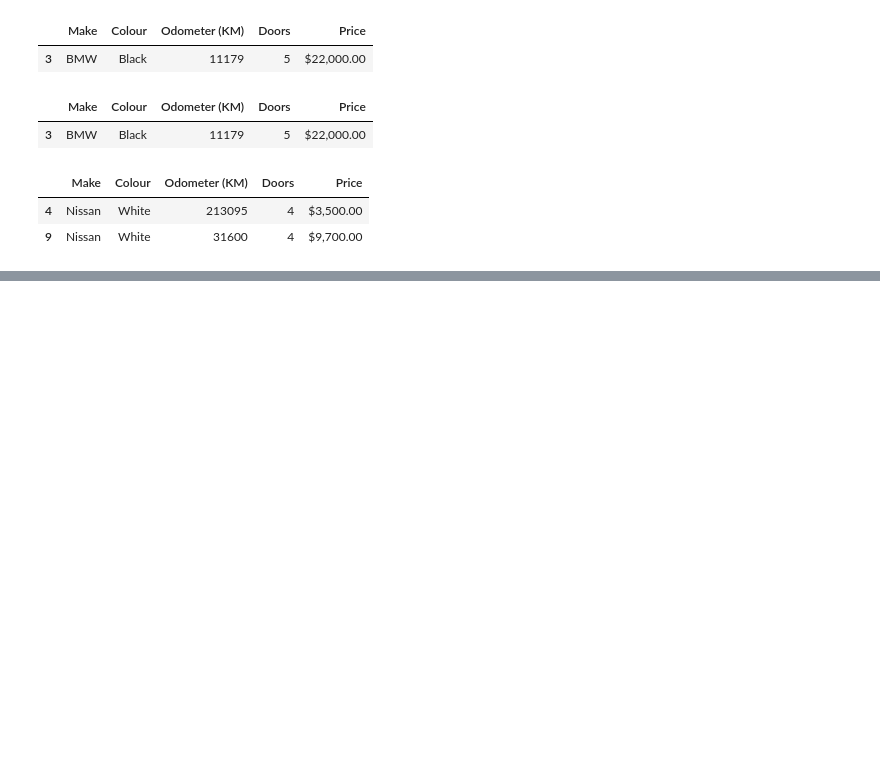
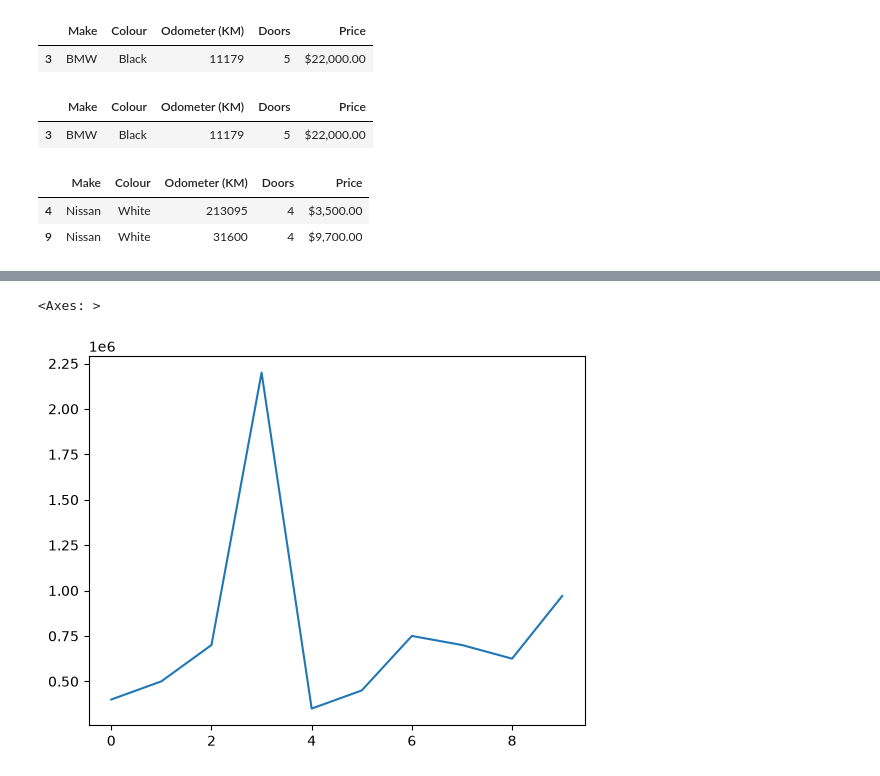
Before and after one commit to PokaYoke-Anootosh/poka_yoke_pyDojo, a Jupyter notebook: 02_Intro_to_PANDAS.ipynb, the cells around one changed output, grey strips where cells are left out. Saved outputs shown, nothing was run; the diff lists cells and outputs as text; code cells hidden in the pictures; blank space fills up the shorter version.

```diff
--- a/02_Intro_to_PANDAS.ipynb
+++ b/02_Intro_to_PANDAS.ipynb
@@ -387,0 +493,9 @@ Nissan_Cars
+# %%
+# Reloading the table to run the Covert to interger code -
+car_sales_Reload = pd.read_csv("car-sales.csv")
+
+# To convert to integer -
+car_sales_Reload["Price"] = car_sales_Reload["Price"].str.replace(r'[\$,.]', '', regex=True).astype(int)
+
+#Viewing the converted Column values -
+car_sales_Reload["Price"]
@@ -387,0 +514,6 @@ Nissan_Cars
+# %%
+# Plotting the values -
+car_sales_Reload["Price"].plot()
+# %% [output]
+<Axes: >
+[figure, added]
```
Also changed, not shown: parts of 19 cells of this notebook, 2 other files.
